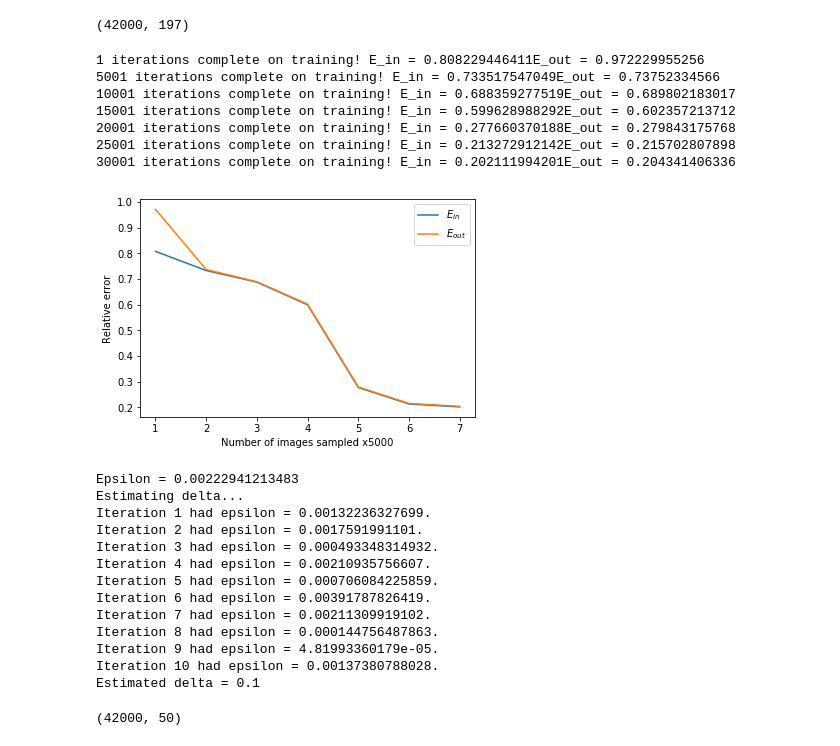
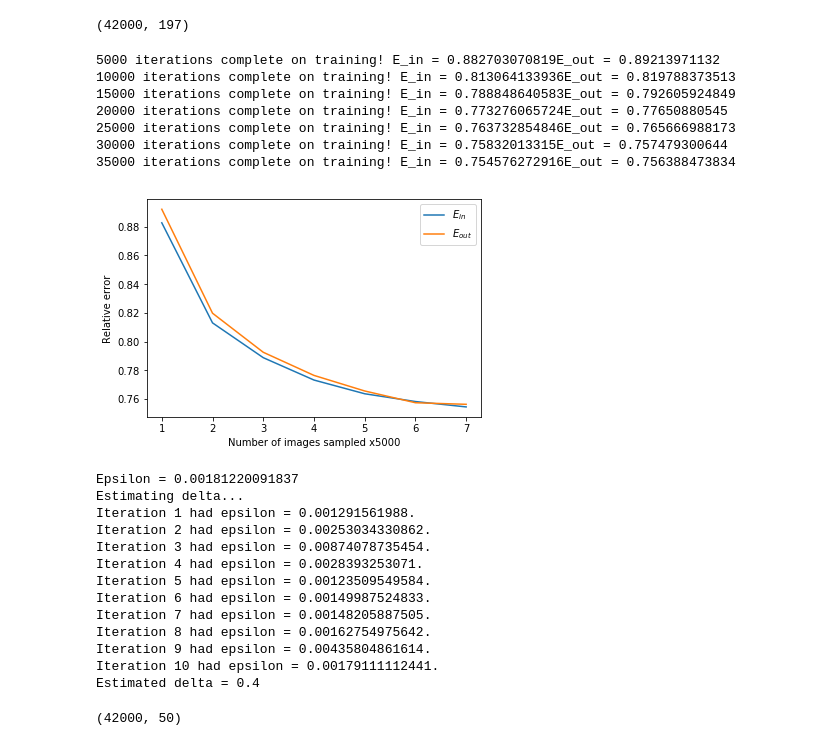
Before and after one commit to gustavoem/bcc, a Jupyter notebook: 7semestre/460/ep3/ep3.ipynb, the cells around one changed output. Cells and saved outputs as stored; diff of their text form; code cells hidden in the pictures.

```diff
--- a/7semestre/460/ep3/ep3.ipynb
+++ b/7semestre/460/ep3/ep3.ipynb
@@ -89,6 +89,8 @@ features_size = 784
 output_size = 10
 X = tf.placeholder ("float", [None, features_size], name = 'X')
 Y = tf.placeholder ("float", [None, output_size], name = 'Y')
+learning_rate = 0.001
+
 
 # Defines our model
 def createNN (hidden1_size, hidden2_size):
@@ -99,7 +101,6 @@ def createNN (hidden1_size, hidden2_size):
         d1 = hidden1_size
         d2 = hidden2_size
         d3 = output_size
-        learning_rate = 0.001
 
         # Wl = matrix of weights of level (l - 1) => l
         W1 = tf.Variable (tf.random_uniform ([d0, d1], -1, 1))
@@ -127,7 +128,8 @@ def createNN (hidden1_size, hidden2_size):
 
 h_y = createNN (300, 100)
 cost = tf.reduce_mean (tf.square (Y - h_y))
-optimizer = tf.train.GradientDescentOptimizer (0.01).minimize (cost)
+optimizer = \
+    tf.train.GradientDescentOptimizer (learning_rate).minimize (cost)
 
 init = tf.global_variables_initializer()
 sess = tf.Session ()
@@ -146,7 +148,7 @@ for i in range (35000):
     # SGD iteration
     _, err = sess.run ([optimizer, cost], {X: features, Y: label})
 
-    if (i % 5000 == 0):
+    if ((i + 1) % 5000 == 0):
         # Calculates e_in
         e_in = avg_error (data[:i + 1, :], X, Y, cost)
         e_in_arr.append (e_in)
@@ -239,6 +241,8 @@ features_size = 196
 output_size = 10
 X = tf.placeholder ("float", [None, features_size], name = 'X')
 Y = tf.placeholder ("float", [None, output_size], name = 'Y')
+learning_rate = 0.001
+
 
 # Defines our model
 def createNN (hidden1_size, hidden2_size):
@@ -249,7 +253,6 @@ def createNN (hidden1_size, hidden2_size):
         d1 = hidden1_size
         d2 = hidden2_size
         d3 = output_size
-        learning_rate = 0.001
 
         # Wl = matrix of weights of level (l - 1) => l
         W1 = tf.Variable (tf.random_uniform ([d0, d1], -1, 1))
@@ -277,7 +280,8 @@ def createNN (hidden1_size, hidden2_size):
 
 h_y = createNN (300, 100)
 cost = tf.reduce_mean (tf.square (Y - h_y))
-optimizer = tf.train.GradientDescentOptimizer (0.01).minimize (cost)
+optimizer = \
+    tf.train.GradientDescentOptimizer (learning_rate).minimize (cost)
 
 init = tf.global_variables_initializer()
 sess = tf.Session ()
@@ -296,7 +300,7 @@ for i in range (35000):
     # SGD iteration
     _, err = sess.run ([optimizer, cost], {X: features, Y: label})
 
-    if (i % 5000 == 0):
+    if ((i + 1) % 5000 == 0):
         # Calculates e_in
         e_in = avg_error (data_step1[:i + 1, :], X, Y, cost)
         e_in_arr.append (e_in)
@@ -320,54 +324,54 @@ plot_error (7, erros_list, labels_list)
 epsilon = abs (e_out_arr[-1] - e_in_arr[-1])
 print ("Epsilon = "  + str (epsilon))
 
 
 # Estimates delta
 print ("Estimating delta...")
 delta = .0
 for i in range (10):
     sess.run (init)
     training_set, validation_set = validation_partition (data_step1,
                                                          42000 - 7000)
 
     for j in range (training_set.shape[0]):
         features = np.empty ([1, features_size])
         features[0, :] = training_set[j, 1:]
         label = np.empty ([1, output_size])
         label[0, :] = int_to_binary_arr (training_set[j, 0])
         # SGD iteration
         sess.run (optimizer, {X: features, Y: label})
 
     e_in = avg_error (training_set, X, Y, cost)
     e_out = avg_error (validation_set, X, Y, cost)
 
     if (abs (e_in - e_out) > epsilon):
         delta += 1.
     print ("Iteration " + str (i + 1) + " had epsilon = " +
            str (abs (e_in - e_out)) + ".")
 delta /= 10
 print ("Estimated delta = " + str (delta))
 # %% [output]
-1 iterations complete on training! E_in = 0.808229446411E_out = 0.972229955256
-5001 iterations complete on training! E_in = 0.733517547049E_out = 0.73752334566
-10001 iterations complete on training! E_in = 0.688359277519E_out = 0.689802183017
-15001 iterations complete on training! E_in = 0.599628988292E_out = 0.602357213712
-20001 iterations complete on training! E_in = 0.277660370188E_out = 0.279843175768
-25001 iterations complete on training! E_in = 0.213272912142E_out = 0.215702807898
-30001 iterations complete on training! E_in = 0.202111994201E_out = 0.204341406336
+5000 iterations complete on training! E_in = 0.882703070819E_out = 0.89213971132
+10000 iterations complete on training! E_in = 0.813064133936E_out = 0.819788373513
+15000 iterations complete on training! E_in = 0.788848640583E_out = 0.792605924849
+20000 iterations complete on training! E_in = 0.773276065724E_out = 0.77650880545
+25000 iterations complete on training! E_in = 0.763732854846E_out = 0.765666988173
+30000 iterations complete on training! E_in = 0.75832013315E_out = 0.757479300644
+35000 iterations complete on training! E_in = 0.754576272916E_out = 0.756388473834
-[figure, old version]
+[figure, new version]
-Epsilon = 0.00222941213483
+Epsilon = 0.00181220091837
 Estimating delta...
-Iteration 1 had epsilon = 0.00132236327699.
-Iteration 2 had epsilon = 0.0017591991101.
-Iteration 3 had epsilon = 0.000493348314932.
-Iteration 4 had epsilon = 0.00210935756607.
-Iteration 5 had epsilon = 0.000706084225859.
-Iteration 6 had epsilon = 0.00391787826419.
-Iteration 7 had epsilon = 0.00211309919102.
-Iteration 8 had epsilon = 0.000144756487863.
-Iteration 9 had epsilon = 4.81993360179e-05.
-Iteration 10 had epsilon = 0.00137380788028.
-Estimated delta = 0.1
+Iteration 1 had epsilon = 0.001291561988.
+Iteration 2 had epsilon = 0.00253034330862.
+Iteration 3 had epsilon = 0.00874078735454.
+Iteration 4 had epsilon = 0.0028393253071.
+Iteration 5 had epsilon = 0.00123509549584.
+Iteration 6 had epsilon = 0.00149987524833.
+Iteration 7 had epsilon = 0.00148205887505.
+Iteration 8 had epsilon = 0.00162754975642.
+Iteration 9 had epsilon = 0.00435804861614.
+Iteration 10 had epsilon = 0.00179111112441.
+Estimated delta = 0.4
 # %%
 data_step2 = np.zeros ([42000, 50])
 data_step2[:, 0] = data[:, 0]
```
Also changed, not shown: parts of 7 cells of this notebook, 3 other files.
